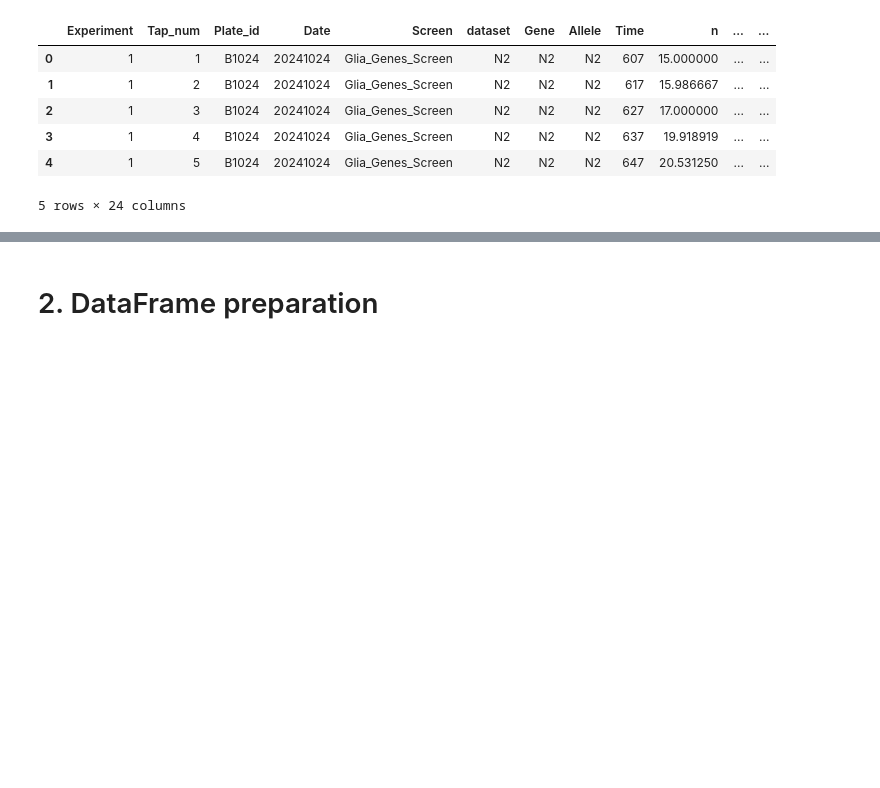
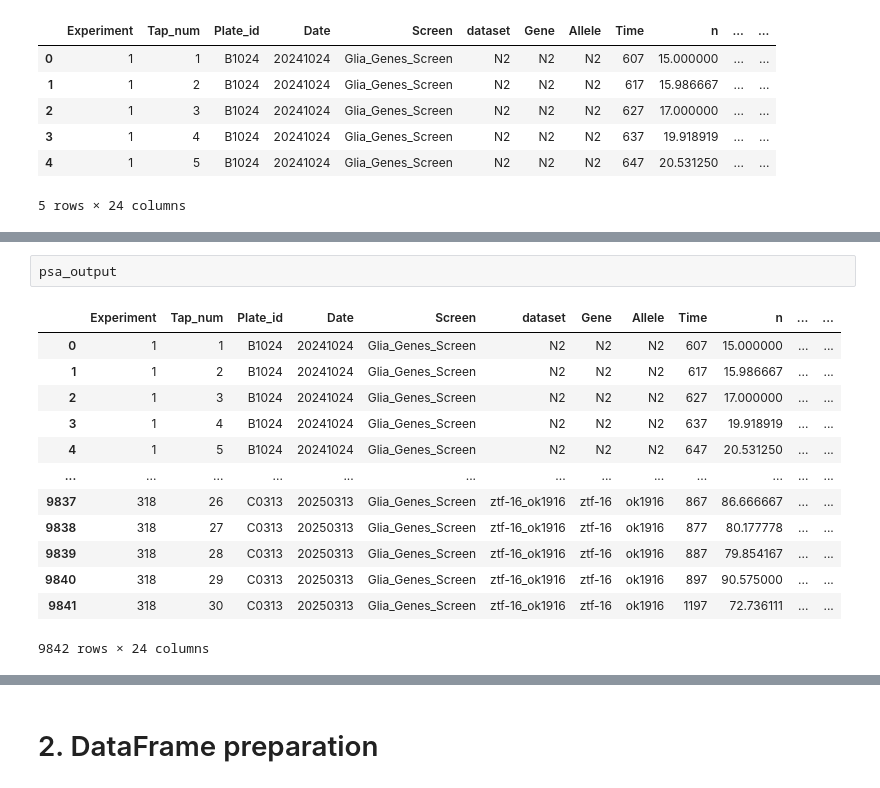
Before and after one commit to JosephLiangUBC/MWT_Dashboard, a Jupyter notebook: Step4_data_processing_for_db.ipynb, the cells around one changed output, grey strips where cells are left out. Saved outputs shown, nothing was run; the diff lists cells and outputs as text; blank space fills up the shorter version.

```diff
--- a/Step4_data_processing_for_db.ipynb
+++ b/Step4_data_processing_for_db.ipynb
@@ -111,0 +187,16 @@ Shape of the tap .csv file: (9842, 24)
+# %%
+psa_output
+# %% [output]
+|  | Experiment | Tap_num | Plate_id | Date | Screen | dataset | Gene | Allele | Time | n | ... | ... |
+| 0 | 1 | 1 | B1024 | 20241024 | Glia_Genes_Screen | N2 | N2 | N2 | 607 | 15.000000 | ... | ... |
+| 1 | 1 | 2 | B1024 | 20241024 | Glia_Genes_Screen | N2 | N2 | N2 | 617 | 15.986667 | ... | ... |
+| 2 | 1 | 3 | B1024 | 20241024 | Glia_Genes_Screen | N2 | N2 | N2 | 627 | 17.000000 | ... | ... |
+| 3 | 1 | 4 | B1024 | 20241024 | Glia_Genes_Screen | N2 | N2 | N2 | 637 | 19.918919 | ... | ... |
+| 4 | 1 | 5 | B1024 | 20241024 | Glia_Genes_Screen | N2 | N2 | N2 | 647 | 20.531250 | ... | ... |
+| ... | ... | ... | ... | ... | ... | ... | ... | ... | ... | ... | ... | ... |
+| 9837 | 318 | 26 | C0313 | 20250313 | Glia_Genes_Screen | ztf-16_ok1916 | ztf-16 | ok1916 | 867 | 86.666667 | ... | ... |
+| 9838 | 318 | 27 | C0313 | 20250313 | Glia_Genes_Screen | ztf-16_ok1916 | ztf-16 | ok1916 | 877 | 80.177778 | ... | ... |
+| 9839 | 318 | 28 | C0313 | 20250313 | Glia_Genes_Screen | ztf-16_ok1916 | ztf-16 | ok1916 | 887 | 79.854167 | ... | ... |
+| 9840 | 318 | 29 | C0313 | 20250313 | Glia_Genes_Screen | ztf-16_ok1916 | ztf-16 | ok1916 | 897 | 90.575000 | ... | ... |
+| 9841 | 318 | 30 | C0313 | 20250313 | Glia_Genes_Screen | ztf-16_ok1916 | ztf-16 | ok1916 | 1197 | 72.736111 | ... | ... |
+9842 rows × 24 columns
```
Also changed, not shown: parts of 15 cells of this notebook.
